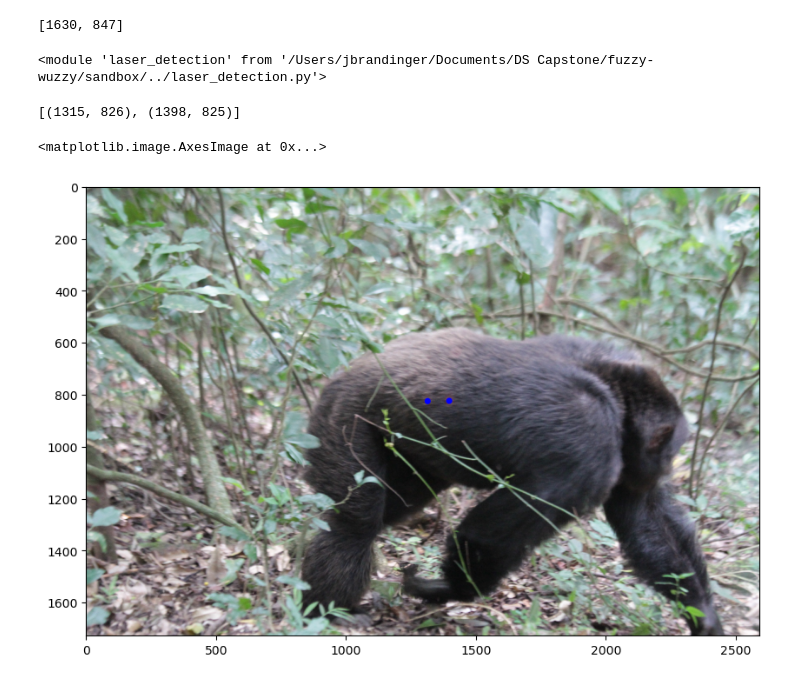
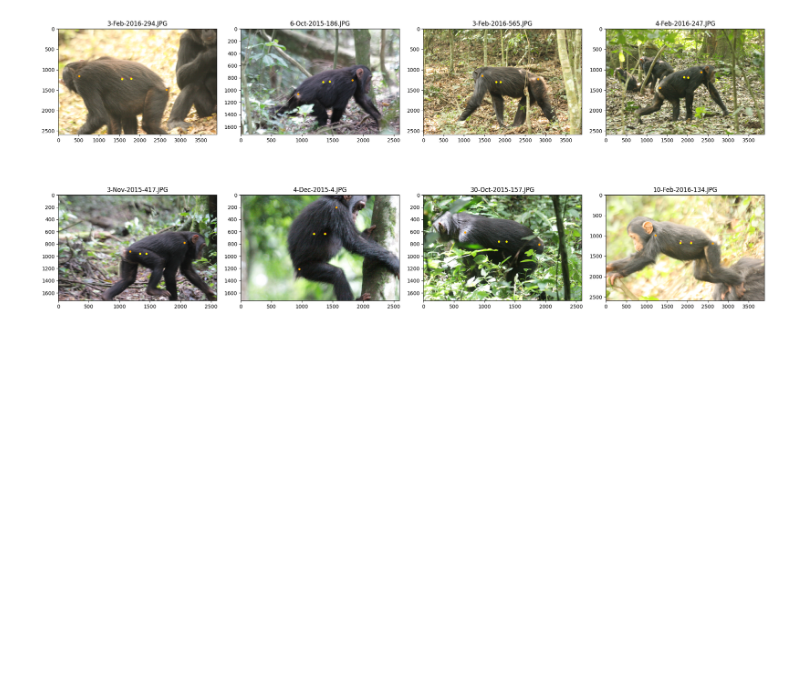
Before and after one commit to jbrandinger/chimpanzee-size-estimation, a Jupyter notebook: sandbox/sandbox.ipynb, the cells around one changed output. Cells and saved outputs as stored; diff of their text form; code cells hidden in the pictures; blank space fills up the shorter version.

Commit message:
get ground truth for sample data

```diff
--- a/sandbox/sandbox.ipynb
+++ b/sandbox/sandbox.ipynb
@@ -8,37 +7,43 @@ import json
 # %%
-# path to json file
-json_file = '../red_lasers/im_data.json'
-
-# folder containing images
-image_folder = 'sample_data'
+json_file = '../sample_data/red_lasers/sample_data_truth.json'
+image_folder = '../sample_data/red_lasers/sample_data'
 
 # load data
 with open(json_file, 'r') as file:
     image_data = json.load(file)
-# %%
-image_data['186.JPG']['input_point']
-# %% [output]
-[1630, 847]
-# %%
-import importlib
-importlib.reload(ld)
-# %% [output]
-<module 'laser_detection' from '/Users/jbrandinger/Documents/DS Capstone/fuzzy-wuzzy/sandbox/../laser_detection.py'>
-# %%
-
-img = cv2.imread('../red_lasers/sample_data/193.JPG')
-# img = cv2.cvtColor(img, cv2.COLOR_BGR2RGB) no lasers detected with this
-points = ld.detect_laser_points(img)
-points
-# %% [output]
-[(1315, 826), (1398, 825)]
-# %%
-result = img.copy()
-result = cv2.cvtColor(result, cv2.COLOR_BGR2RGB)
-cv2.circle(result, points[0],12,(0,0,255),-1)
-cv2.circle(result, points[1],12,(0,0,255),-1)
-plt.figure(figsize=(10,10))
-plt.imshow(result)
-# %% [output]
-<matplotlib.image.AxesImage at 0x...>
-[figure, removed]
+# %%
+def draw_dots(points, ax, color):
+    ax.scatter(points[:, 0], points[:, 1], color=color, s=10)
+# %%
+fig, axs = plt.subplots(2, 4, figsize=(20, 10))
+
+# flatten axes for easy indexing
+axs = axs.flatten()
+
+idx = 0
+# iterate through each entry in json
+for image_name, info in image_data.items():
+    image_path = os.path.join(image_folder, image_name)
+    # load image
+    img = cv2.imread(image_path)
+    img = cv2.cvtColor(img, cv2.COLOR_BGR2RGB)  # Convert BGR to RGB for plotting
+
+    if img is not None:
+        # extract coordinates
+        laser_points = np.array(info['laser_points'])
+        body_points = np.array(info['body_points'])
+
+        # plot image
+        axs[idx].imshow(img)
+        draw_dots(laser_points, axs[idx], 'yellow')
+        draw_dots(body_points, axs[idx], 'orange')
+        axs[idx].set_title(image_name)
+
+        idx += 1
+    else:
+        print(f"Could not load image: {image_name}")
+
+plt.tight_layout()
+plt.show()
+# %% [output]
+[figure, added]
```
Also changed, not shown: parts of 1 cell of this notebook, 7 other files.
